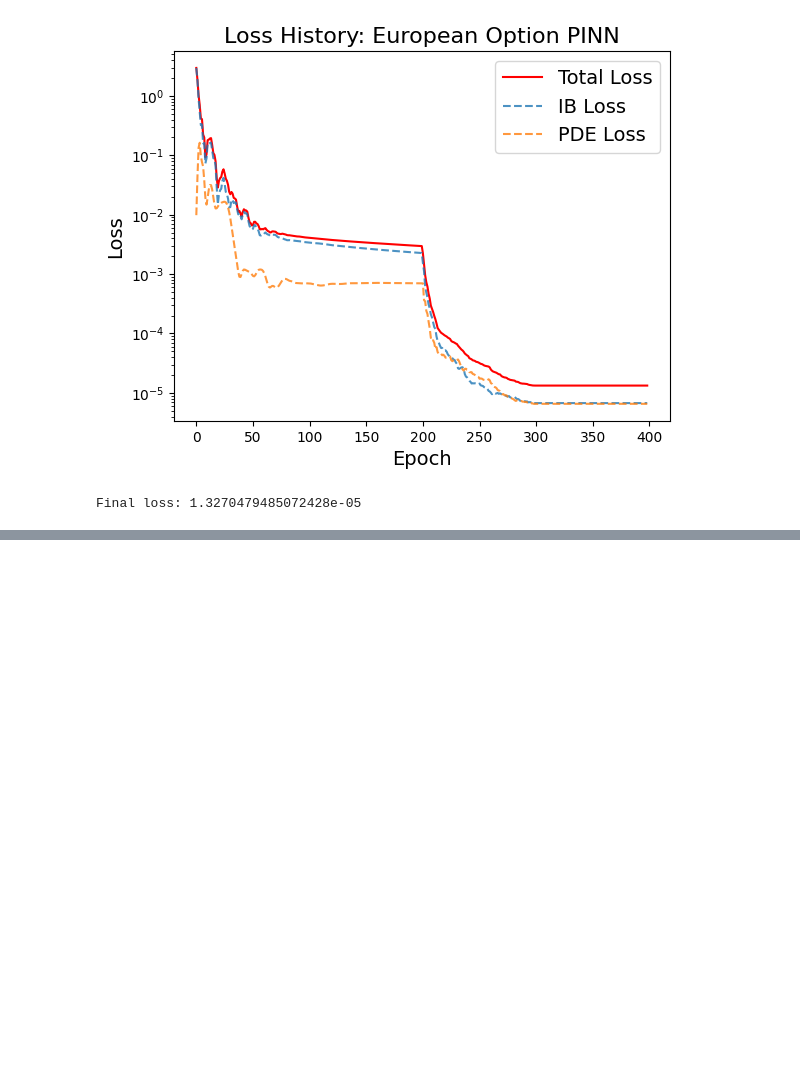
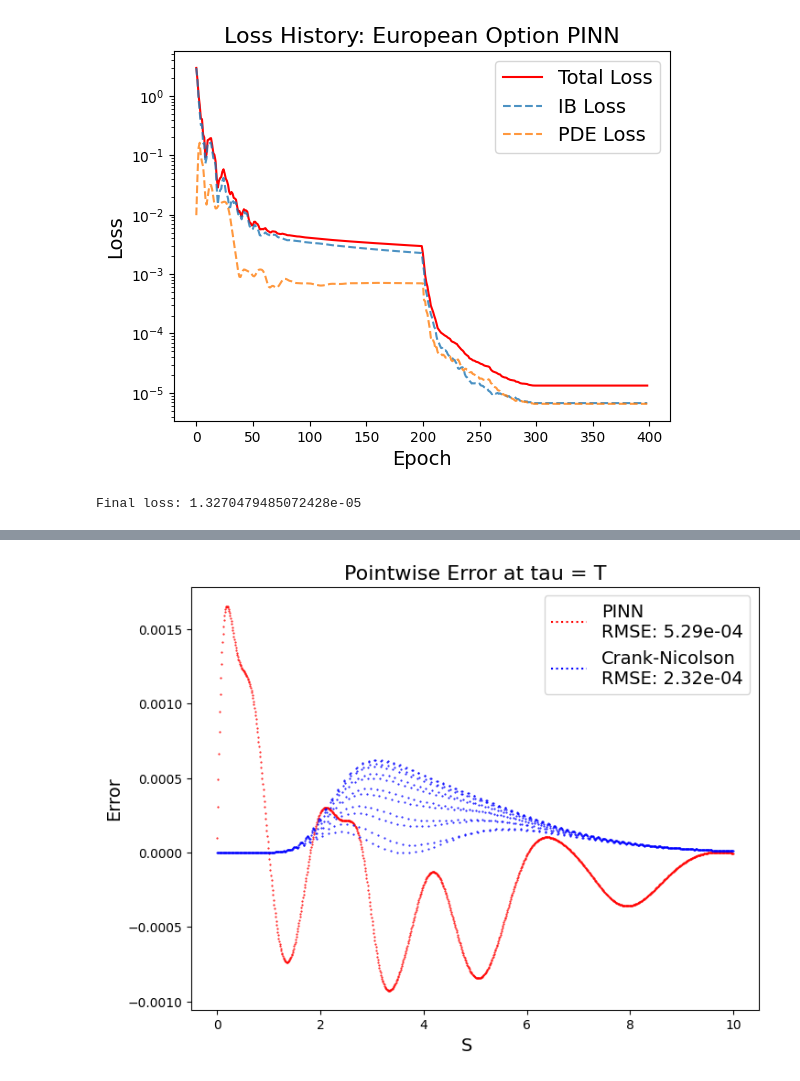
Before and after one commit to liyiyan128/Option-Pricing-Using-Physics-Informed-Neural-Networks, a Jupyter notebook: PINN_example.ipynb, the cells around one changed output, grey strips where cells are left out. Cells and saved outputs as stored; diff of their text form; code cells hidden in the pictures; blank space fills up the shorter version.

```diff
--- a/PINN_example.ipynb
+++ b/PINN_example.ipynb
@@ -168,0 +191,18 @@ PINN MSE:  1.3270479485072428e-05
+# %%
+RMSE = np.sqrt(np.mean((V_true - V_pred)**2))
+RMSE_CN = np.sqrt(np.mean((V_true - V_CN[-1, :])**2))
+
+# plot pointwise error at tau = T
+plt.figure(figsize=(8, 6))
+plt.plot(S_eval, V_pred - V_true, '.', c='r', ms=1)
+plt.plot(S_eval, V_CN[-1, :] - V_true, '.', c='b', ms=1)
+plt.plot([], [], ':r', label=f'PINN\nRMSE: {RMSE:.2e}')
+plt.plot([], [], ':b', label=f'Crank-Nicolson\nRMSE: {RMSE_CN:.2e}')
+plt.xlabel('S   ', fontsize=14)
+plt.ylabel('Error', fontsize=14)
+plt.title('Pointwise Error at tau = T', fontsize=16)
+plt.legend(fontsize=14)
+plt.savefig('./data/images/sol_european_error.pdf')
+plt.show()
+# %% [output]
+[figure, added]
```
Also changed, not shown: parts of 5 cells of this notebook.
